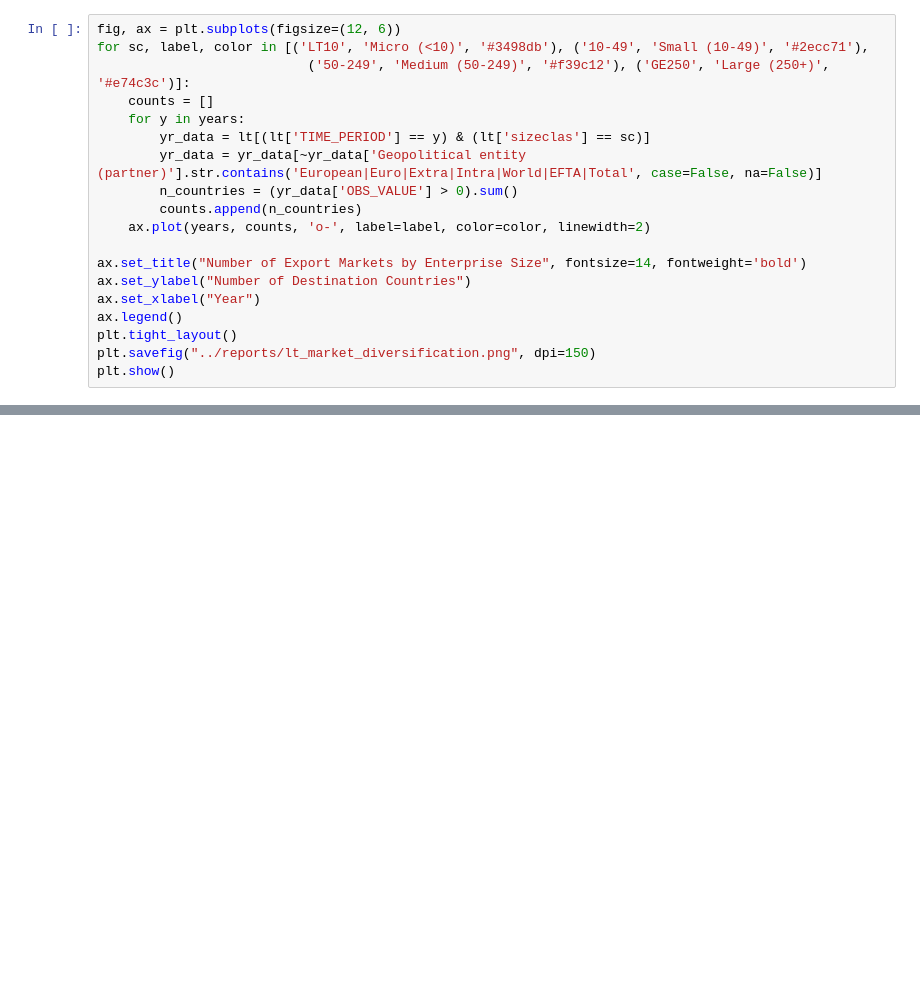
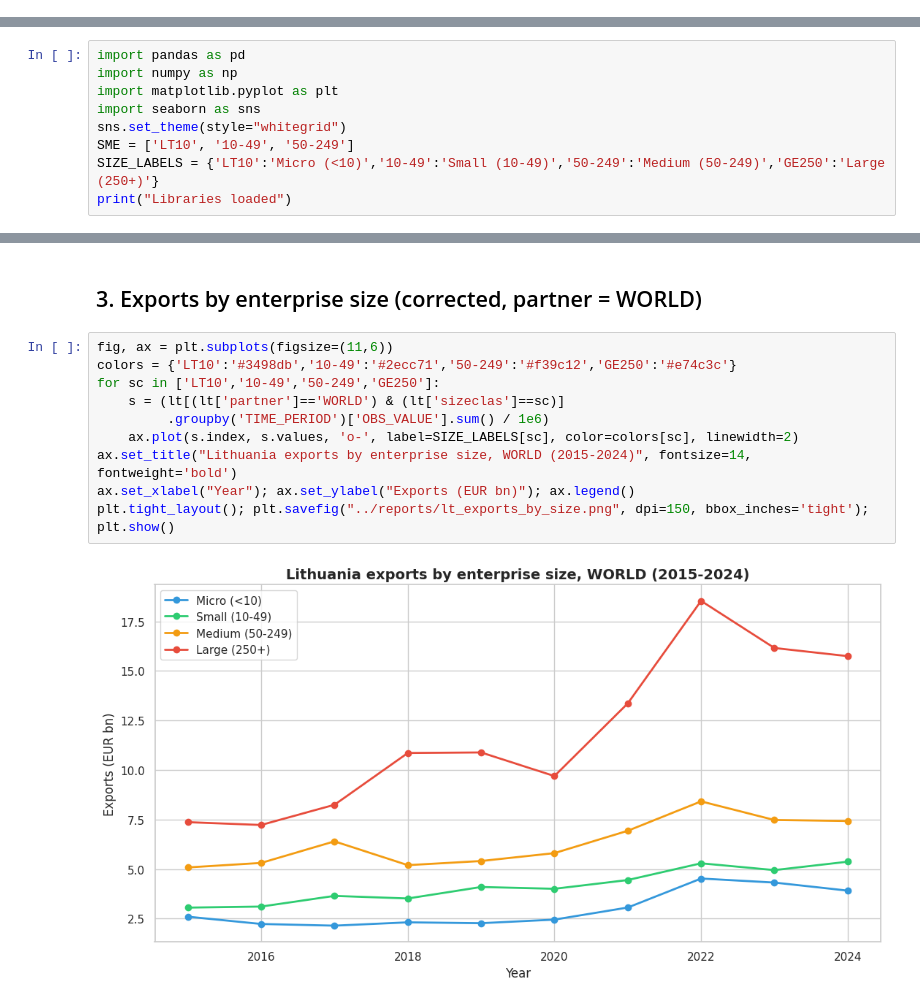
Before and after one commit to labutyteieva-jpg/xaas-capstone, a Jupyter notebook: research/notebooks/01_eurostat_trade_analysis.ipynb, the cells around one changed output, grey strips where cells are left out. Cells and saved outputs as stored; diff of their text form; blank space fills up the shorter version.

Commit message:
Correct ext_tec10 aggregation; reframe on underserved markets; add methods note

```diff
--- a/research/notebooks/01_eurostat_trade_analysis.ipynb
+++ b/research/notebooks/01_eurostat_trade_analysis.ipynb
@@ -157,19 +0,0 @@ plt.show()
-# %%
-fig, ax = plt.subplots(figsize=(12, 6))
-for sc, label, color in [('LT10', 'Micro (<10)', '#3498db'), ('10-49', 'Small (10-49)', '#2ecc71'),
-                           ('50-249', 'Medium (50-249)', '#f39c12'), ('GE250', 'Large (250+)', '#e74c3c')]:
-    counts = []
-    for y in years:
-        yr_data = lt[(lt['TIME_PERIOD'] == y) & (lt['sizeclas'] == sc)]
-        yr_data = yr_data[~yr_data['Geopolitical entity (partner)'].str.contains('European|Euro|Extra|Intra|World|EFTA|Total', case=False, na=False)]
-        n_countries = (yr_data['OBS_VALUE'] > 0).sum()
-        counts.append(n_countries)
-    ax.plot(years, counts, 'o-', label=label, color=color, linewidth=2)
-
-ax.set_title("Number of Export Markets by Enterprise Size", fontsize=14, fontweight='bold')
-ax.set_ylabel("Number of Destination Countries")
-ax.set_xlabel("Year")
-ax.legend()
-plt.tight_layout()
-plt.savefig("../reports/lt_market_diversification.png", dpi=150)
-plt.show()
@@ -554,0 +18,9 @@ to "why are SMEs losing ground, and which barriers are addressable?"
+# %%
+import pandas as pd
+import numpy as np
+import matplotlib.pyplot as plt
+import seaborn as sns
+sns.set_theme(style="whitegrid")
+SME = ['LT10', '10-49', '50-249']
+SIZE_LABELS = {'LT10':'Micro (<10)','10-49':'Small (10-49)','50-249':'Medium (50-249)','GE250':'Large (250+)'}
+print("Libraries loaded")
@@ -554,0 +86,14 @@ to "why are SMEs losing ground, and which barriers are addressable?"
+# %% [markdown]
+## 3. Exports by enterprise size (corrected, partner = WORLD)
+# %%
+fig, ax = plt.subplots(figsize=(11,6))
+colors = {'LT10':'#3498db','10-49':'#2ecc71','50-249':'#f39c12','GE250':'#e74c3c'}
+for sc in ['LT10','10-49','50-249','GE250']:
+    s = (lt[(lt['partner']=='WORLD') & (lt['sizeclas']==sc)]
+         .groupby('TIME_PERIOD')['OBS_VALUE'].sum() / 1e6)
+    ax.plot(s.index, s.values, 'o-', label=SIZE_LABELS[sc], color=colors[sc], linewidth=2)
+ax.set_title("Lithuania exports by enterprise size, WORLD (2015-2024)", fontsize=14, fontweight='bold')
+ax.set_xlabel("Year"); ax.set_ylabel("Exports (EUR bn)"); ax.legend()
+plt.tight_layout(); plt.savefig("../reports/lt_exports_by_size.png", dpi=150, bbox_inches='tight'); plt.show()
+# %% [output]
+[figure, added]
```
Also changed, not shown: parts of 33 cells of this notebook, 4 other files.
